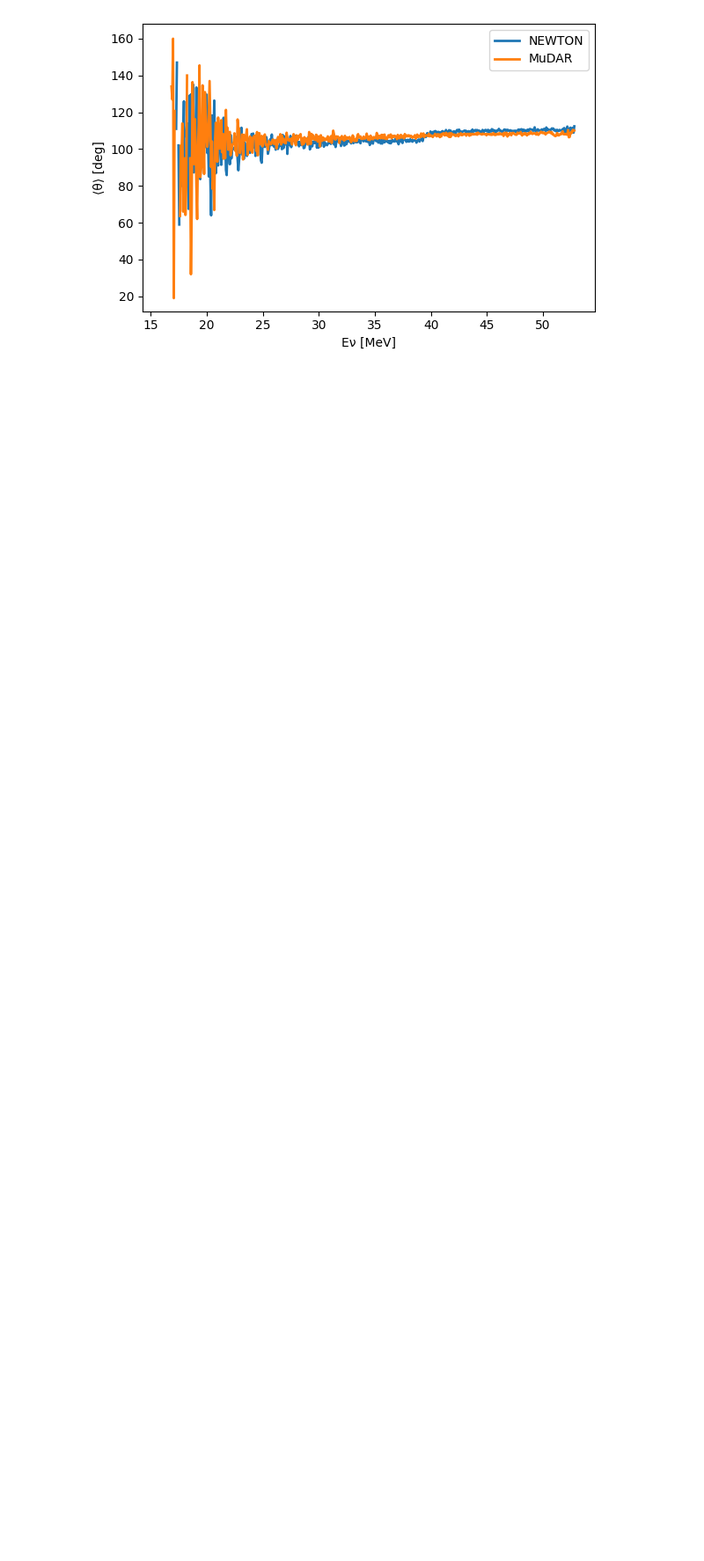
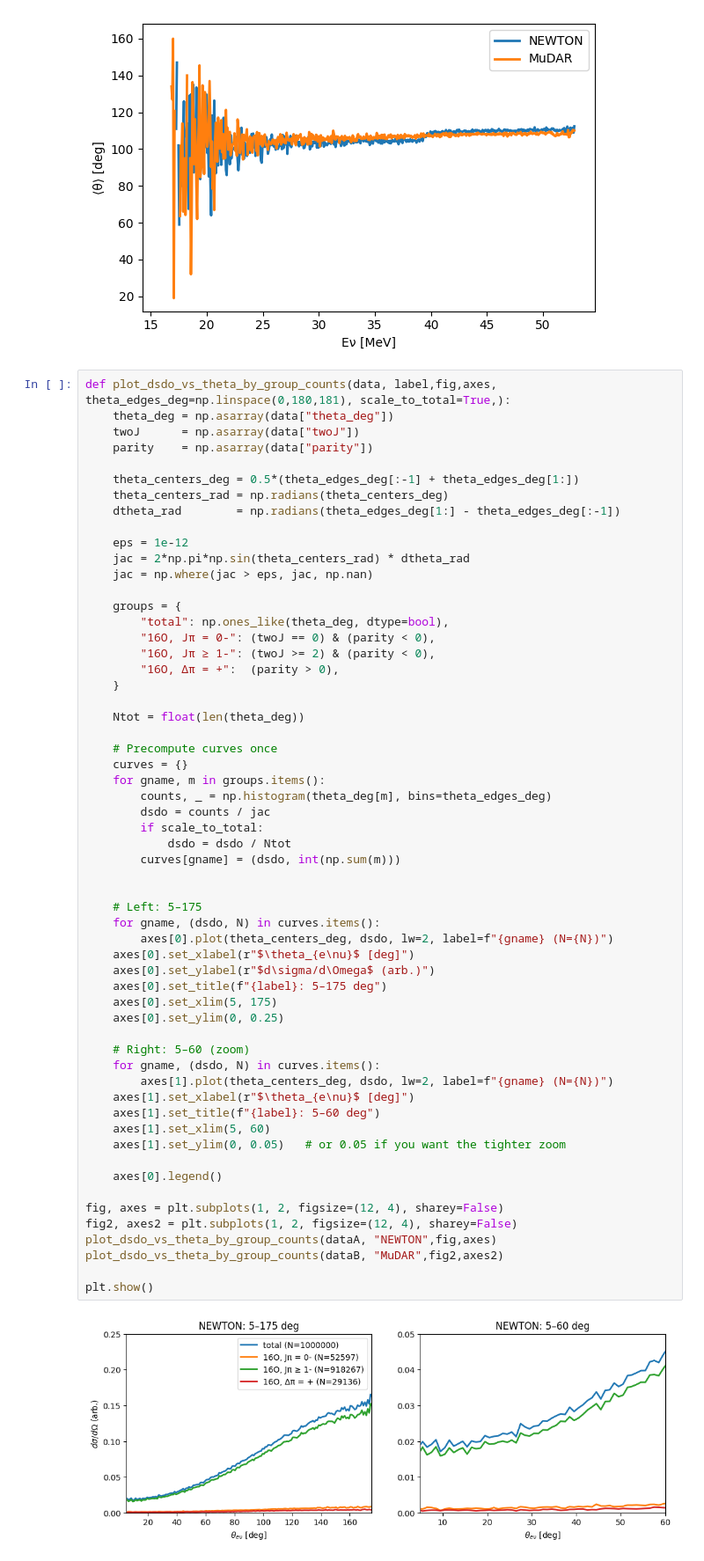
Before and after one commit to schedges/pyNEWTON, a Jupyter notebook: checks/angular_sampling_comparison.ipynb, the cells around one changed output. Shown at 88% size. Saved outputs shown, nothing was run; the diff lists cells and outputs as text; blank space fills up the shorter version.

Commit message:
Fixed some with paths, input arguments, added comments to data files

```diff
--- a/checks/angular_sampling_comparison.ipynb
+++ b/checks/angular_sampling_comparison.ipynb
@@ -483,3 +483,63 @@ plt.show()
 {'name': 'A lep KE', 'N': 1000000, 'mean': 21.558130127236, 'std': 6.614341231739905, 'min': 0.11239012330770493, 'max': 37.03548812866211}
 {'name': 'B lep KE', 'N': 1000000, 'mean': 21.55665527680092, 'std': 6.610847315756571, 'min': 0.0005896074580959976, 'max': 37.072853088378906}
 [figure]
+# %%
+def plot_dsdo_vs_theta_by_group_counts(data, label,fig,axes, theta_edges_deg=np.linspace(0,180,181), scale_to_total=True,):
+    theta_deg = np.asarray(data["theta_deg"])
+    twoJ      = np.asarray(data["twoJ"])
+    parity    = np.asarray(data["parity"])
+
+    theta_centers_deg = 0.5*(theta_edges_deg[:-1] + theta_edges_deg[1:])
+    theta_centers_rad = np.radians(theta_centers_deg)
+    dtheta_rad        = np.radians(theta_edges_deg[1:] - theta_edges_deg[:-1])
+
+    eps = 1e-12
+    jac = 2*np.pi*np.sin(theta_centers_rad) * dtheta_rad
+    jac = np.where(jac > eps, jac, np.nan)
+
+    groups = {
+        "total": np.ones_like(theta_deg, dtype=bool),
+        "16O, Jπ = 0-": (twoJ == 0) & (parity < 0),
+        "16O, Jπ ≥ 1-": (twoJ >= 2) & (parity < 0),
+        "16O, Δπ = +":  (parity > 0),
+    }
+
+    Ntot = float(len(theta_deg))
+
+    # Precompute curves once
+    curves = {}
+    for gname, m in groups.items():
+        counts, _ = np.histogram(theta_deg[m], bins=theta_edges_deg)
+        dsdo = counts / jac
+        if scale_to_total:
+            dsdo = dsdo / Ntot
+        curves[gname] = (dsdo, int(np.sum(m)))
+
+
+    # Left: 5–175
+    for gname, (dsdo, N) in curves.items():
+        axes[0].plot(theta_centers_deg, dsdo, lw=2, label=f"{gname} (N={N})")
+    axes[0].set_xlabel(r"$\theta_{e\nu}$ [deg]")
+    axes[0].set_ylabel(r"$d\sigma/d\Omega$ (arb.)")
+    axes[0].set_title(f"{label}: 5–175 deg")
+    axes[0].set_xlim(5, 175)
+    axes[0].set_ylim(0, 0.25)
+
+    # Right: 5–60 (zoom)
+    for gname, (dsdo, N) in curves.items():
+        axes[1].plot(theta_centers_deg, dsdo, lw=2, label=f"{gname} (N={N})")
+    axes[1].set_xlabel(r"$\theta_{e\nu}$ [deg]")
+    axes[1].set_title(f"{label}: 5–60 deg")
+    axes[1].set_xlim(5, 60)
+    axes[1].set_ylim(0, 0.05)   # or 0.05 if you want the tighter zoom
+
+    axes[0].legend()
+
+fig, axes = plt.subplots(1, 2, figsize=(12, 4), sharey=False)
+fig2, axes2 = plt.subplots(1, 2, figsize=(12, 4), sharey=False)
+plot_dsdo_vs_theta_by_group_counts(dataA, "NEWTON",fig,axes)
+plot_dsdo_vs_theta_by_group_counts(dataB, "MuDAR",fig2,axes2)
+
+plt.show()
+# %% [output]
+[figure, added]
```
Also changed, not shown: parts of 1 cell of this notebook, 4 other files.
